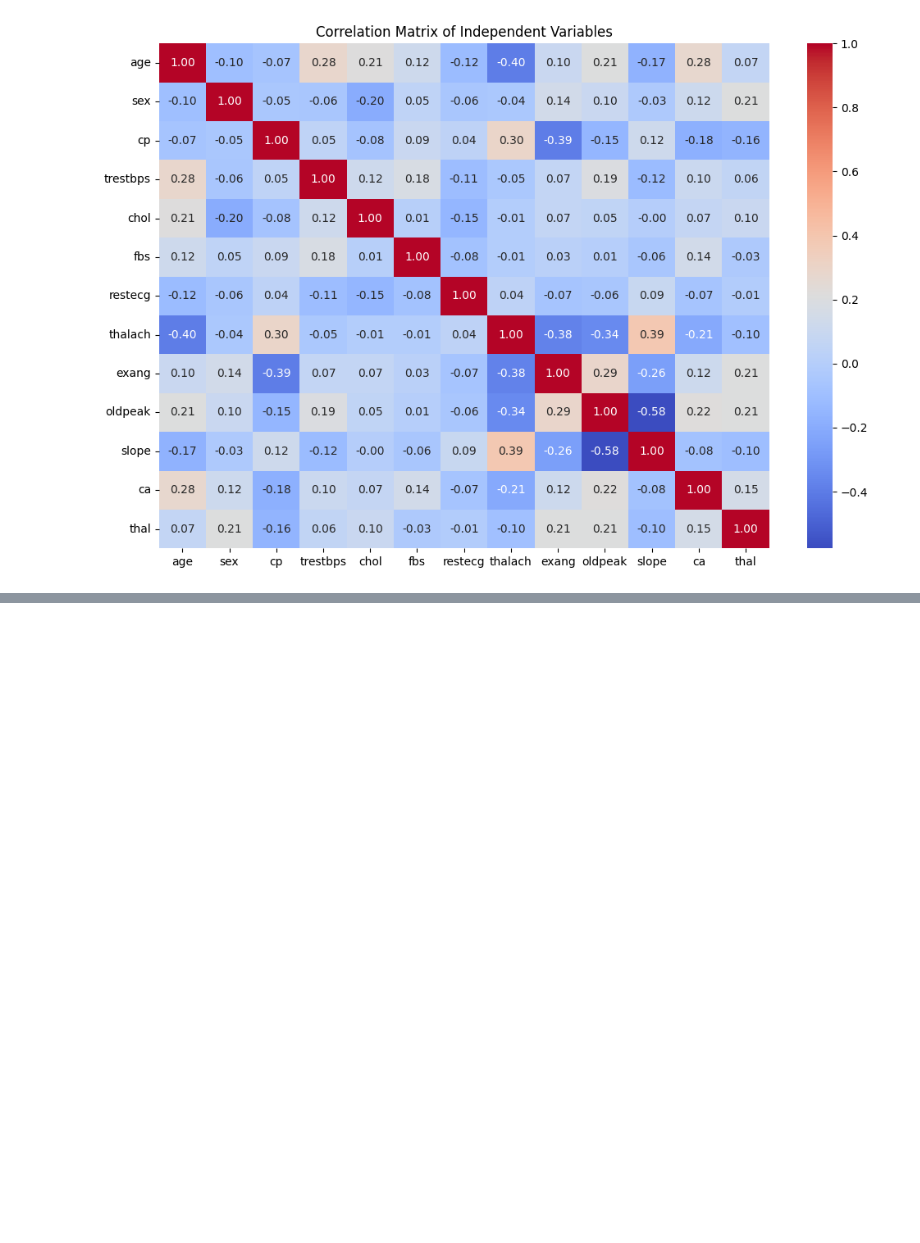
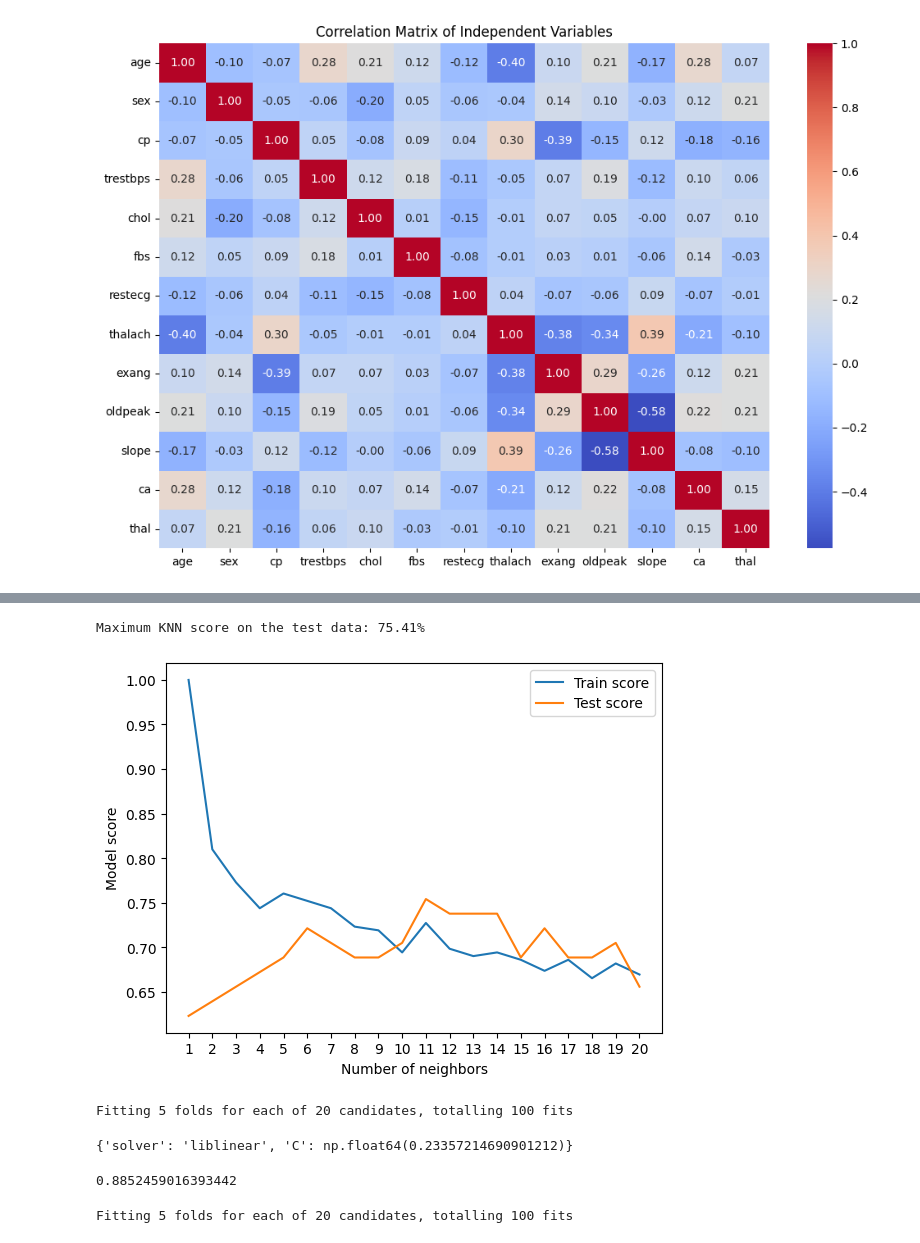
Before and after one commit to nirajacharya13/machine-learning, a Jupyter notebook: random_forest_boosting/practice_problem1_heart_disease.ipynb, the cells around one changed output, grey strips where cells are left out. Cells and saved outputs as stored; diff of their text form; code cells hidden in the pictures; blank space fills up the shorter version.

```diff
--- a/random_forest_boosting/practice_problem1_heart_disease.ipynb
+++ b/random_forest_boosting/practice_problem1_heart_disease.ipynb
@@ -236,0 +349,18 @@ X_train, X_test, y_train, y_test = train_test_split(X, # independent variables
+# %%
+plt.plot(neighbors, train_scores, label="Train score")
+plt.plot(neighbors, test_scores, label="Test score")
+plt.xticks(np.arange(1, 21, 1))
+plt.xlabel("Number of neighbors")
+plt.ylabel("Model score")
+plt.legend()
+
+print(f"Maximum KNN score on the test data: {max(test_scores)*100:.2f}%")
+
+# Looking at the graph, it appears that n_neighbors = 11 yields the best performance.
+
+# However, even with this knowledge, the performance of the K-Nearest Neighbors (KNN) model didn't come close to that of Logistic Regression or the RandomForestClassifier.
+
+# Considering this, we'll discard KNN and focus on the other two models.
+# %% [output]
+Maximum KNN score on the test data: 75.41%
+[figure, added]
@@ -236,0 +377,40 @@ X_train, X_test, y_train, y_test = train_test_split(X, # independent variables
+# %%
+# Setup random seed
+np.random.seed(42)
+
+# Setup random hyperparameter search for LogisticRegression
+rs_log_reg = RandomizedSearchCV(LogisticRegression(),
+                                param_distributions=log_reg_grid,
+                                cv=5,
+                                n_iter=20,
+                                verbose=True)
+
+# Fit random hyperparameter search model
+rs_log_reg.fit(X_train, y_train);
+# %% [output]
+Fitting 5 folds for each of 20 candidates, totalling 100 fits
+# %%
+rs_log_reg.best_params_
+# %% [output]
+{'solver': 'liblinear', 'C': np.float64(0.23357214690901212)}
+# %%
+rs_log_reg.score(X_test, y_test)
+# %% [output]
+0.8852459016393442
+# %%
+# Repeating the same for Random Forest
+
+# Setup random seed
+np.random.seed(42)
+
+# Setup random hyperparameter search for RandomForestClassifier
+rs_rf = RandomizedSearchCV(RandomForestClassifier(),
+                           param_distributions=rf_grid,
+                           cv=5,
+                           n_iter=20,
+                           verbose=True)
+
+# Fit random hyperparameter search model
+rs_rf.fit(X_train, y_train);
+# %% [output]
+Fitting 5 folds for each of 20 candidates, totalling 100 fits
```
Also changed, not shown: parts of 15 cells of this notebook.
